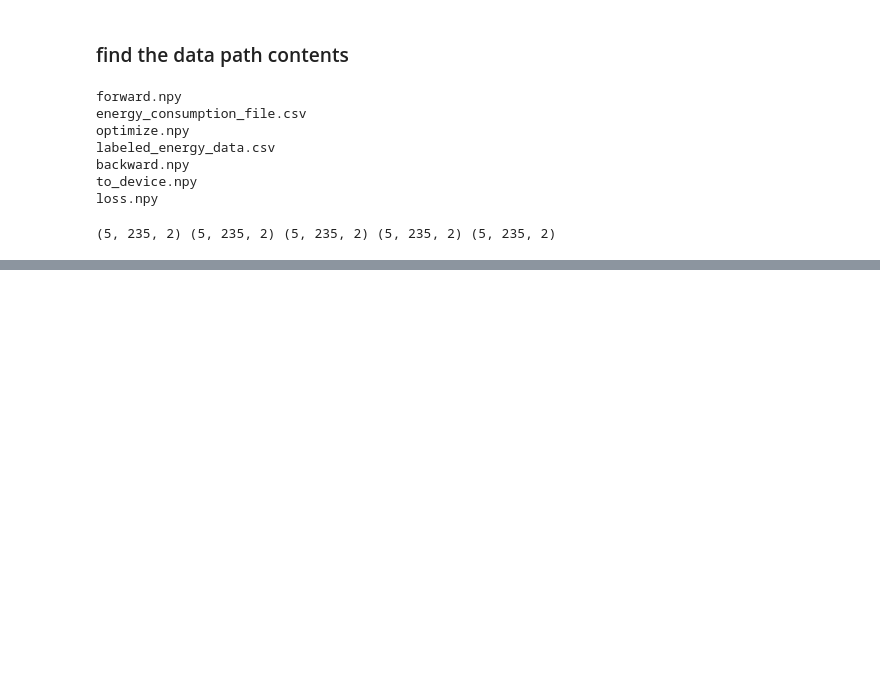
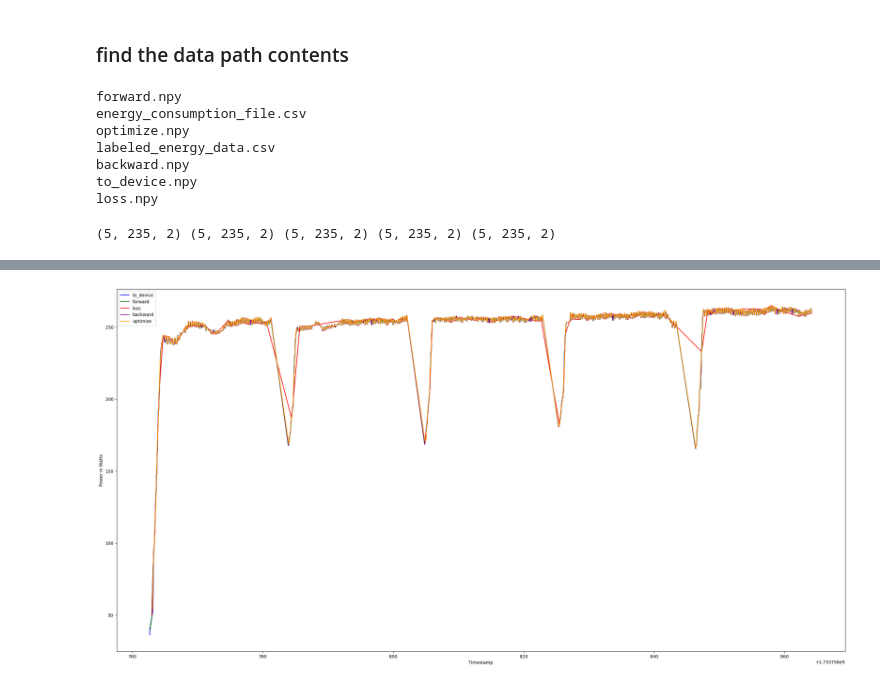
Before and after one commit to dtjgp/GreenAI, a Jupyter notebook: 3080/AnalysisEnergyData.ipynb, the cells around one changed output, grey strips where cells are left out. Drawn from its saved outputs; the diff is of its cells as text; code cells hidden in the pictures; blank space fills up the shorter version.

```diff
--- a/3080/AnalysisEnergyData.ipynb
+++ b/3080/AnalysisEnergyData.ipynb
@@ -211,0 +207,16 @@ for i in range(batch_num):
+# %%
+# Create a new figure and axis
+fig, ax = plt.subplots(figsize=(30, 15))
+
+# Plot each step with a different color
+for step in step_colors.keys():
+    step_data = labeled_energy_data[labeled_energy_data['step'] == step]
+    if step != 'idle':
+        ax.plot(step_data['timestamp'], step_data['power_in_watts'], color=step_colors[step], label=step)
+
+ax.set_xlabel('Timestamp')
+ax.set_ylabel('Power in Watts')
+ax.legend()
+plt.show()
+# %% [output]
+[figure, added]
```
Also changed, not shown: parts of 7 cells of this notebook, 2 other files.
